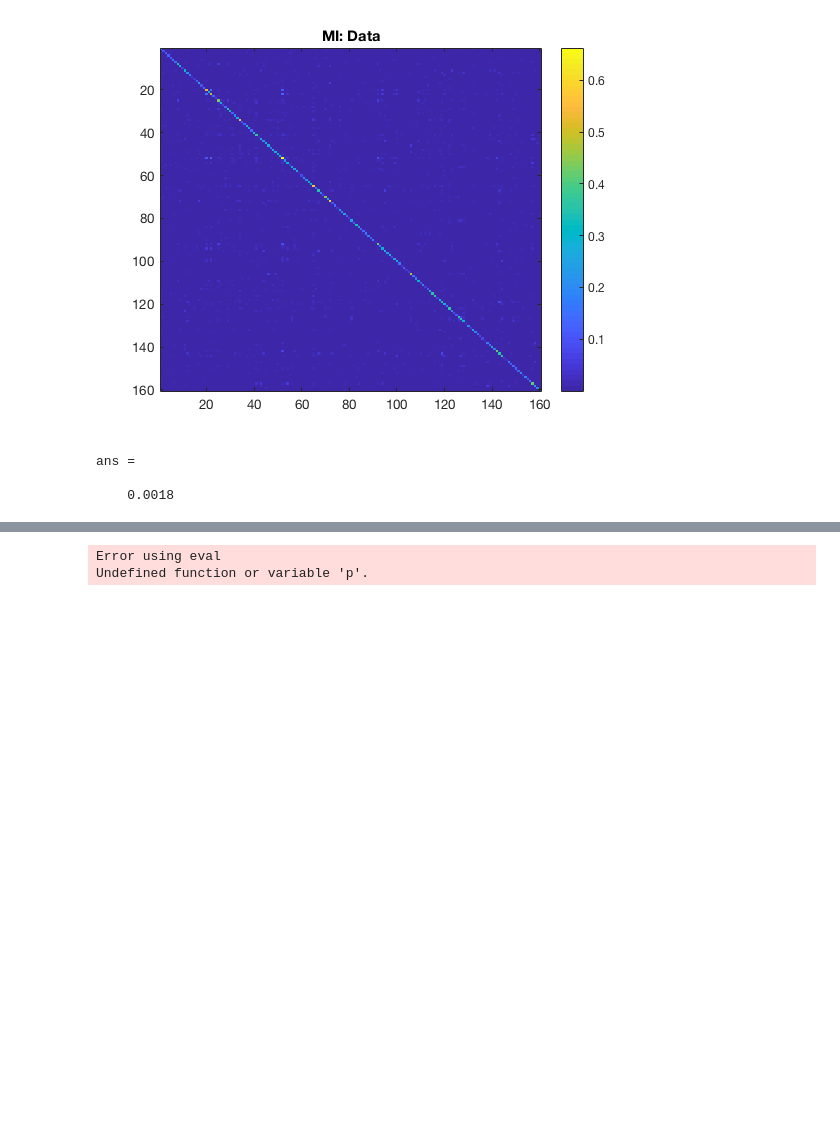
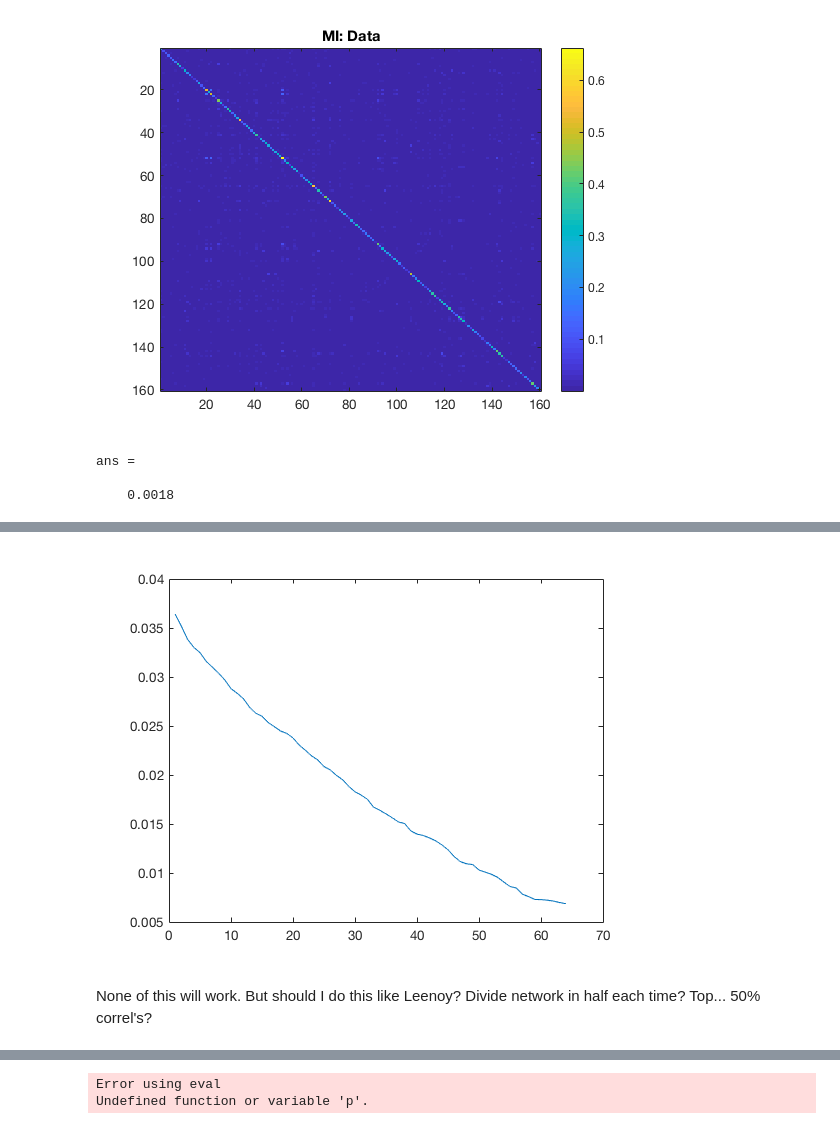
Before and after one commit to jlnatal/CGProj, a Jupyter notebook: CGpipeline_.ipynb, the cells around one changed output, grey strips where cells are left out. Drawn from its saved outputs; the diff is of its cells as text; code cells hidden in the pictures; blank space fills up the shorter version.

```diff
--- a/CGpipeline_.ipynb
+++ b/CGpipeline_.ipynb
@@ -667,0 +749,12 @@ ans =
+# %%
+for oo=1:64
+
+    meanact(oo)=mean(mean( 0.5* (1+  cell2mat(D{oo}') )  ));
+
+end
+
+plot(meanact)
+# %% [output]
+[figure, added]
+# %% [markdown]
+None of this will work. But should I do this like Leenoy?  Divide network in half each time? Top... 50% correl's?
```
Also changed, not shown: parts of 24 cells of this notebook.
